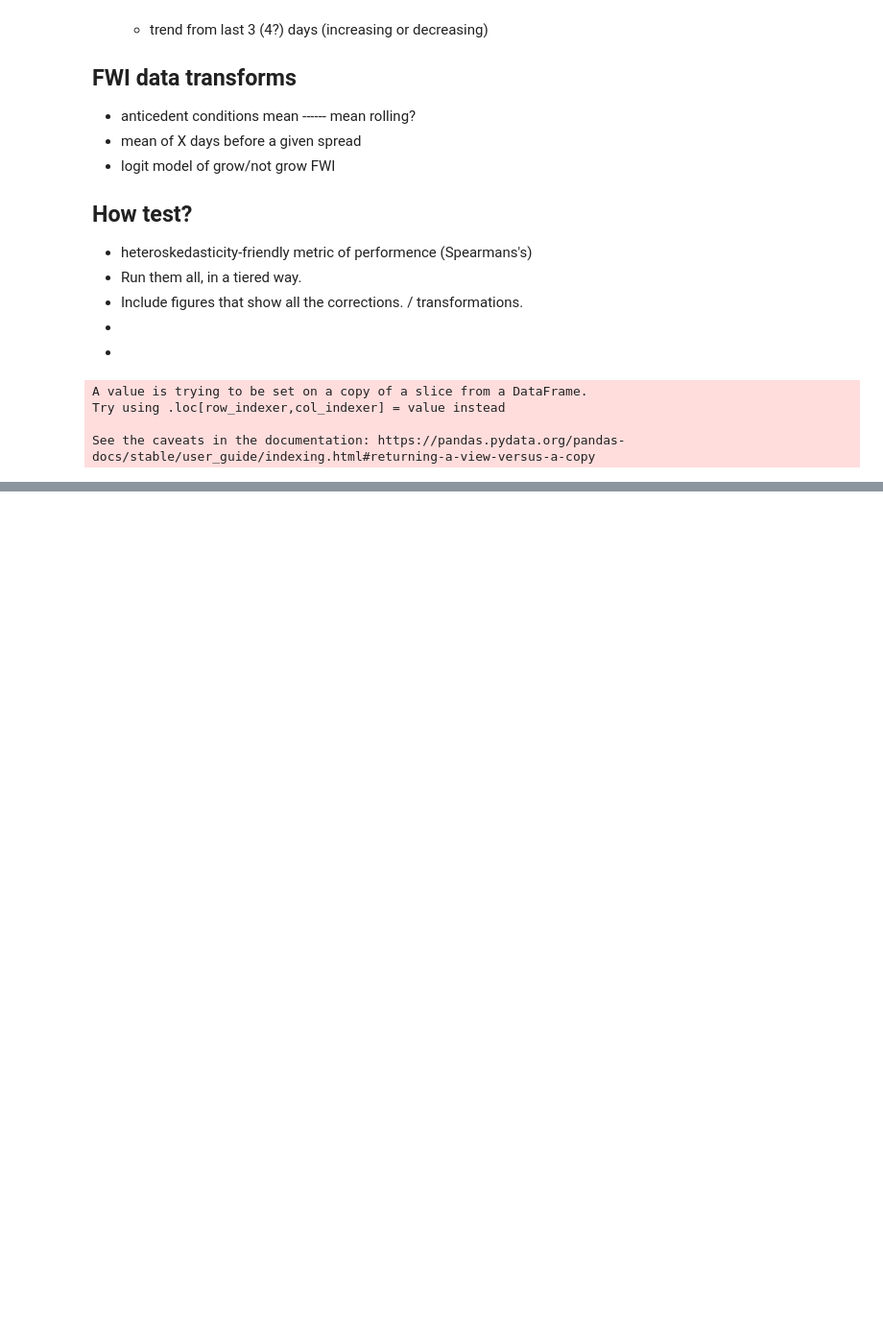
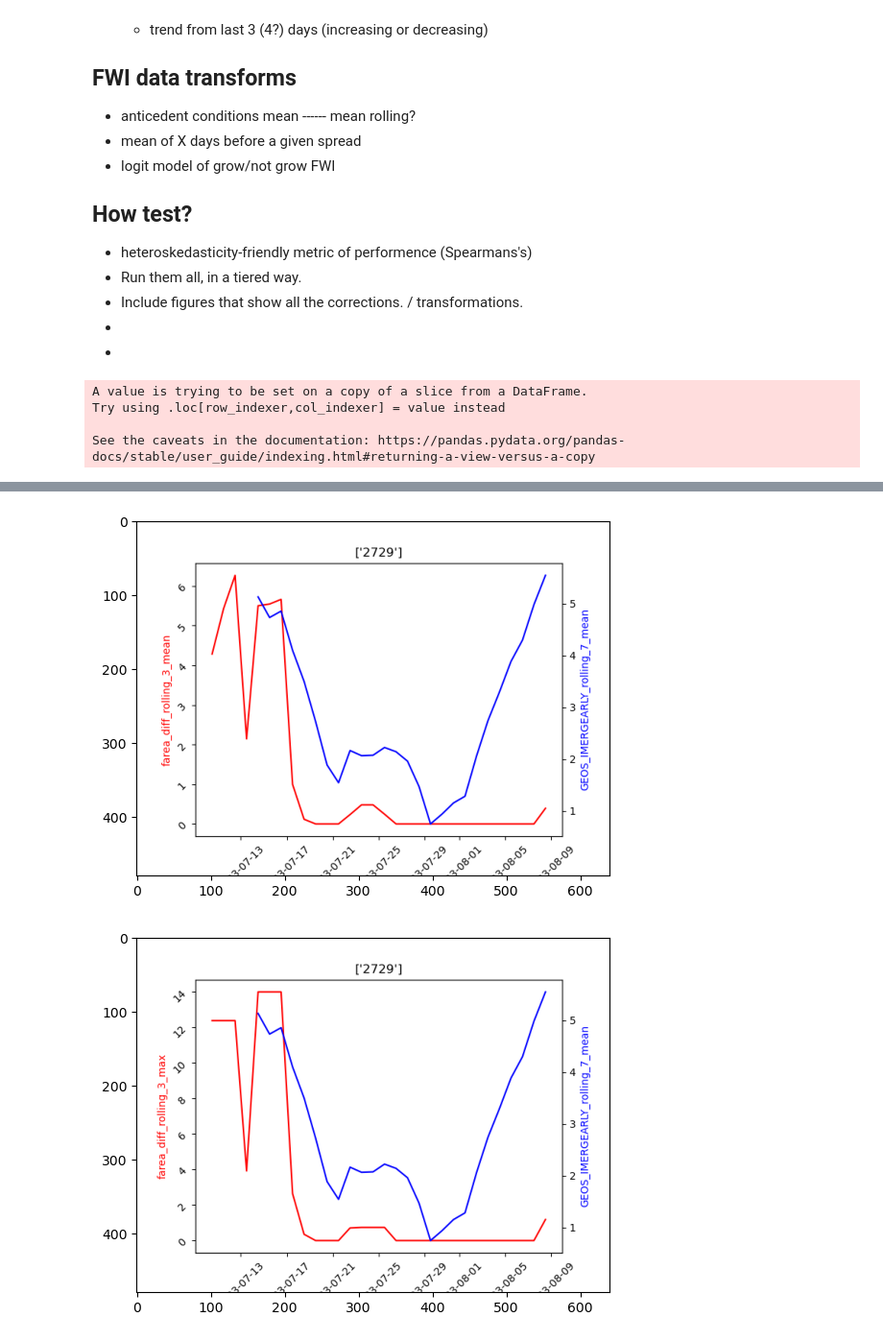
Before and after one commit to mccabete/fwiVis, a Jupyter notebook: notebooks/model_of_fireline_exploratory.ipynb, the cells around one changed output, grey strips where cells are left out. Shown at 96% size. Saved outputs shown, nothing was run; the diff lists cells and outputs as text; code cells hidden in the pictures; blank space fills up the shorter version.

```diff
--- a/notebooks/model_of_fireline_exploratory.ipynb
+++ b/notebooks/model_of_fireline_exploratory.ipynb
@@ -135,7 +141,6 @@ fire3 = fire3.groupby("fireID").apply(corrected_farea_diff).reset_index(drop = T
 fire3 = fire3.groupby("fireID").apply(just_the_igs).reset_index(drop = True)
 #fire3.farea = fire3.farea.astype("int64")
 fire3 = fire3.sjoin(ciffc)
-fire3["farea_diff"] = fire3.groupby("fireID").farea.diff()
 
 row_mask = (~fire3.fireID.str.contains("_"))
 
@@ -845,27 +850,3 @@ def example_transform(df, x, y):
 #     if(save_mod == 0):
 #         stats_sum.to_csv(f"{os.path.abspath('exploratory_stats_output')}/stats_sum_{today.strftime("%Y-%m-%d")}.csv")
 # stats_sum.to_csv(f"{os.path.abspath('exploratory_stats_output')}/stats_sum_{today.strftime("%Y-%m-%d")}.csv")
-# %%
-### Run if alreay partially done for loop above
-
-demo_fire = fire3[fire3.fireID == '2729']
-today = datetime.today()
-stats_sum = pd.read_csv(f"{os.path.abspath('exploratory_stats_output')}/stats_sum_2025-02-03.csv")
-
-combos_abridged = list(enumerate(combinations))
-combos_abridged = combos_abridged[len(stats_sum):]
-
-for i, c in combos_abridged:
-    x = c[0]
-    y = c[1]
-    example_transform(demo_fire, x, y)
-    tmp = joint_plot(fire3, x,  y)
-    stats_sum.loc[i, "x"] = tmp[0]
-    stats_sum.loc[i, "y"] = tmp[1]
-    stats_sum.loc[i, "r_sq"] = tmp[2]
-    stats_sum.loc[i, "spear"] = tmp[3]
-    stats_sum.loc[i, "pval"] = tmp[4]
-    save_mod = i % 15
-    if(save_mod == 0):
-        stats_sum.to_csv(f"{os.path.abspath('exploratory_stats_output')}/stats_sum_{today.strftime("%Y-%m-%d")}.csv")
-stats_sum.to_csv(f"{os.path.abspath('exploratory_stats_output')}/stats_sum_{today.strftime("%Y-%m-%d")}.csv")
@@ -889,0 +964,18 @@ The largest spearman correlation is between: FWI_rolling_7_mean and farea_diff_r
+# %%
+stats_sum_sub = stats_sum[stats_sum.x.str.contains("GEOS")]
+
+#row_maks =
+
+for i in [0, 1, 2]:
+    img = mpimg.imread(f'{os.path.abspath("exploratory_figs")}/{demo_fire.fireID.unique()}_{stats_sum_sub.y.iloc[i]}_vs_{stats_sum_sub.x.iloc[i]}.png')
+    plt.imshow(img)
+    plt.show()
+
+
+for i in [0, 1, 2]:
+    img = mpimg.imread(f'{os.path.abspath("exploratory_figs")}/{stats_sum_sub.y.iloc[i]}_vs_{stats_sum_sub.x.iloc[i]}.png')
+    plt.imshow(img)
+    plt.show()
+# %% [output]
+[figure, added]
+[figure, added]
```
Also changed, not shown: parts of 16 cells of this notebook, 3 other files.
